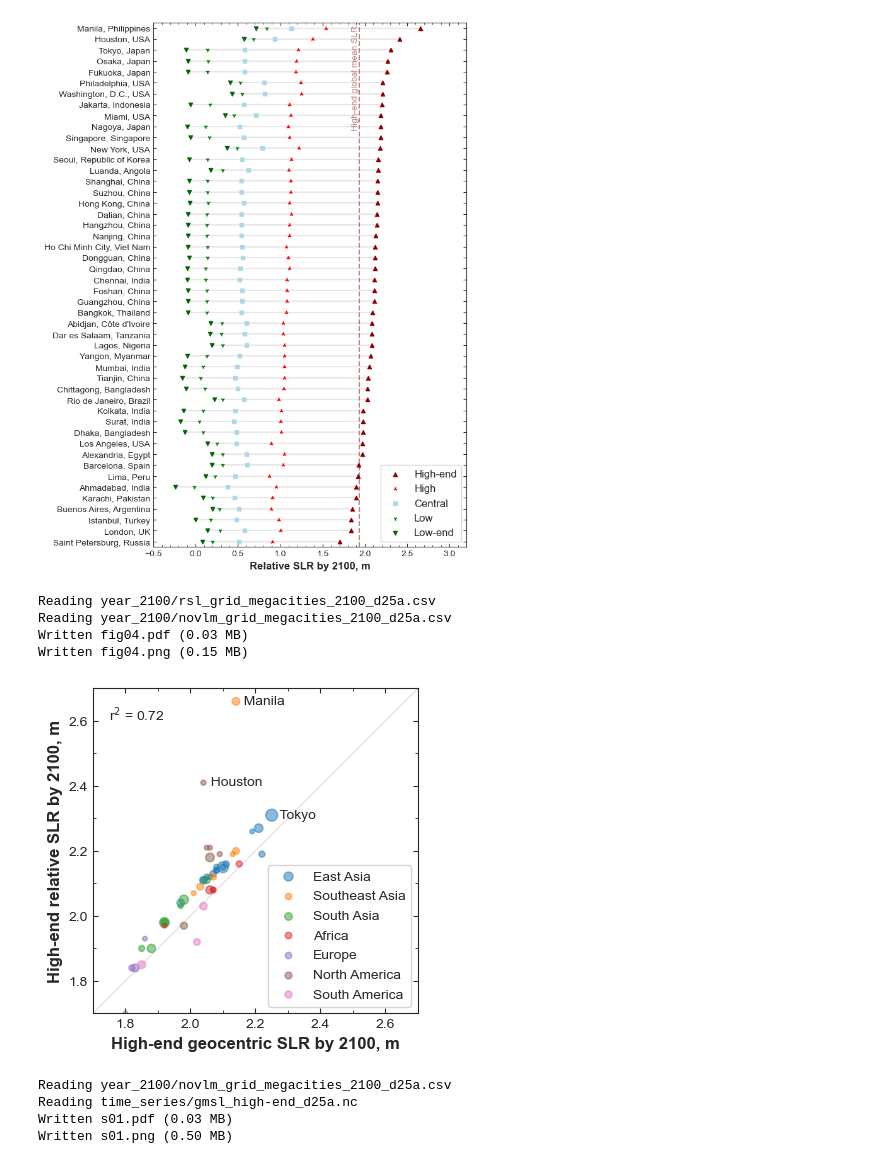
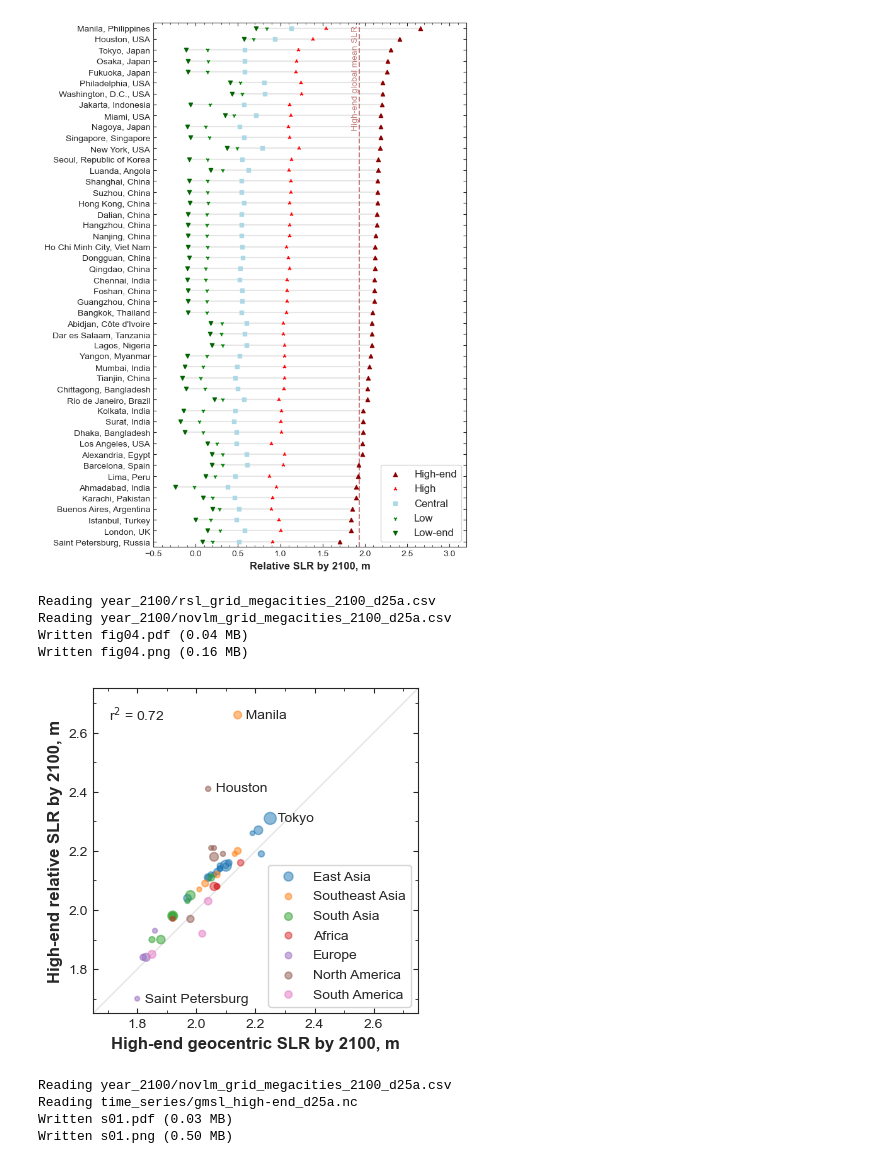
Before and after one commit to grandey/d25a-rsl-fusion, a Jupyter notebook: figs_d25a.ipynb, the cells around one changed output. Saved outputs shown, nothing was run; the diff lists cells and outputs as text; code cells hidden in the pictures.

```diff
--- a/figs_d25a.ipynb
+++ b/figs_d25a.ipynb
@@ -180,14 +180,14 @@ Written fig03.png (0.50 MB)
 [figure]
 # %%
 # Relative SLR vs geocentric SLR across megacities
-fig, ax = d25a.fig_rsl_vs_novlm(proj_str='high-end', gauges_str='grid', cities_str='megacities', lims=(1.7, 2.7))
+fig, ax = d25a.fig_rsl_vs_novlm(proj_str='high-end', gauges_str='grid', cities_str='megacities', lims=(1.65, 2.75))
 _ = d25a.name_save_fig(fig, fso='f')
 # %% [output]
 Reading year_2100/rsl_grid_megacities_2100_d25a.csv
 Reading year_2100/novlm_grid_megacities_2100_d25a.csv
-Written fig04.pdf (0.03 MB)
-Written fig04.png (0.15 MB)
+Written fig04.pdf (0.04 MB)
+Written fig04.png (0.16 MB)
-[figure, old version]
+[figure, new version]
 # %%
 # Geocentric SLR projections for megacities
 fig, ax = d25a.fig_year_2100_megacities(slr_str='novlm')
```
Also changed, not shown: parts of 1 cell of this notebook, 2 other files.
